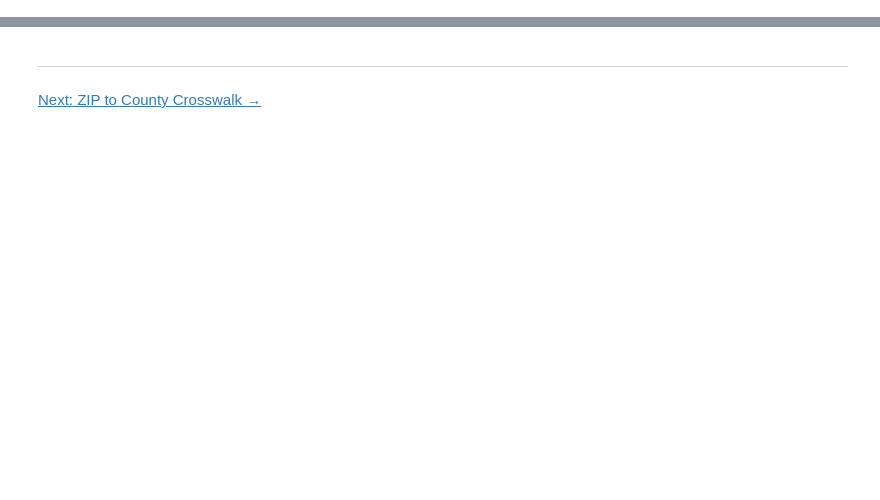
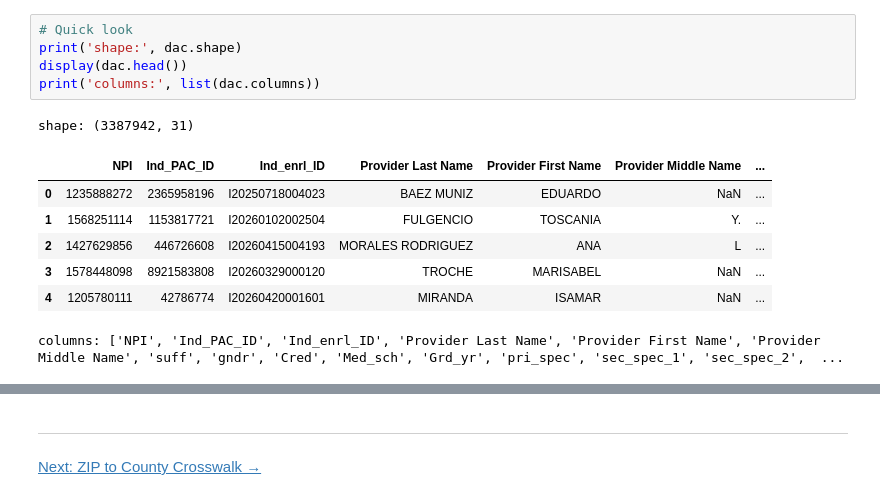
Before and after one commit to memckay/mads-capstone, a Jupyter notebook: notebooks/01_loading_data.ipynb, the cells around one changed output, grey strips where cells are left out. Cells and saved outputs as stored; diff of their text form; blank space fills up the shorter version.

```diff
--- a/notebooks/01_loading_data.ipynb
+++ b/notebooks/01_loading_data.ipynb
@@ -206,0 +182,14 @@ dac.describe()
+# %%
+# Quick look
+print('shape:', dac.shape)
+display(dac.head())
+print('columns:', list(dac.columns))
+# %% [output]
+shape: (3387942, 31)
+|  | NPI | Ind_PAC_ID | Ind_enrl_ID | Provider Last Name | Provider First Name | Provider Middle Name | ... |
+| 0 | 1235888272 | 2365958196 | I20250718004023 | BAEZ MUNIZ | EDUARDO | NaN | ... |
+| 1 | 1568251114 | 1153817721 | I20260102002504 | FULGENCIO | TOSCANIA | Y. | ... |
+| 2 | 1427629856 | 446726608 | I20260415004193 | MORALES RODRIGUEZ | ANA | L | ... |
+| 3 | 1578448098 | 8921583808 | I20260329000120 | TROCHE | MARISABEL | NaN | ... |
+| 4 | 1205780111 | 42786774 | I20260420001601 | MIRANDA | ISAMAR | NaN | ... |
+columns: ['NPI', 'Ind_PAC_ID', 'Ind_enrl_ID', 'Provider Last Name', 'Provider First Name', 'Provider Middle Name', 'suff', 'gndr', 'Cred', 'Med_sch', 'Grd_yr', 'pri_spec', 'sec_spec_1', 'sec_spec_2',  ...
```
Also changed, not shown: parts of 32 cells of this notebook, 6 other files.
